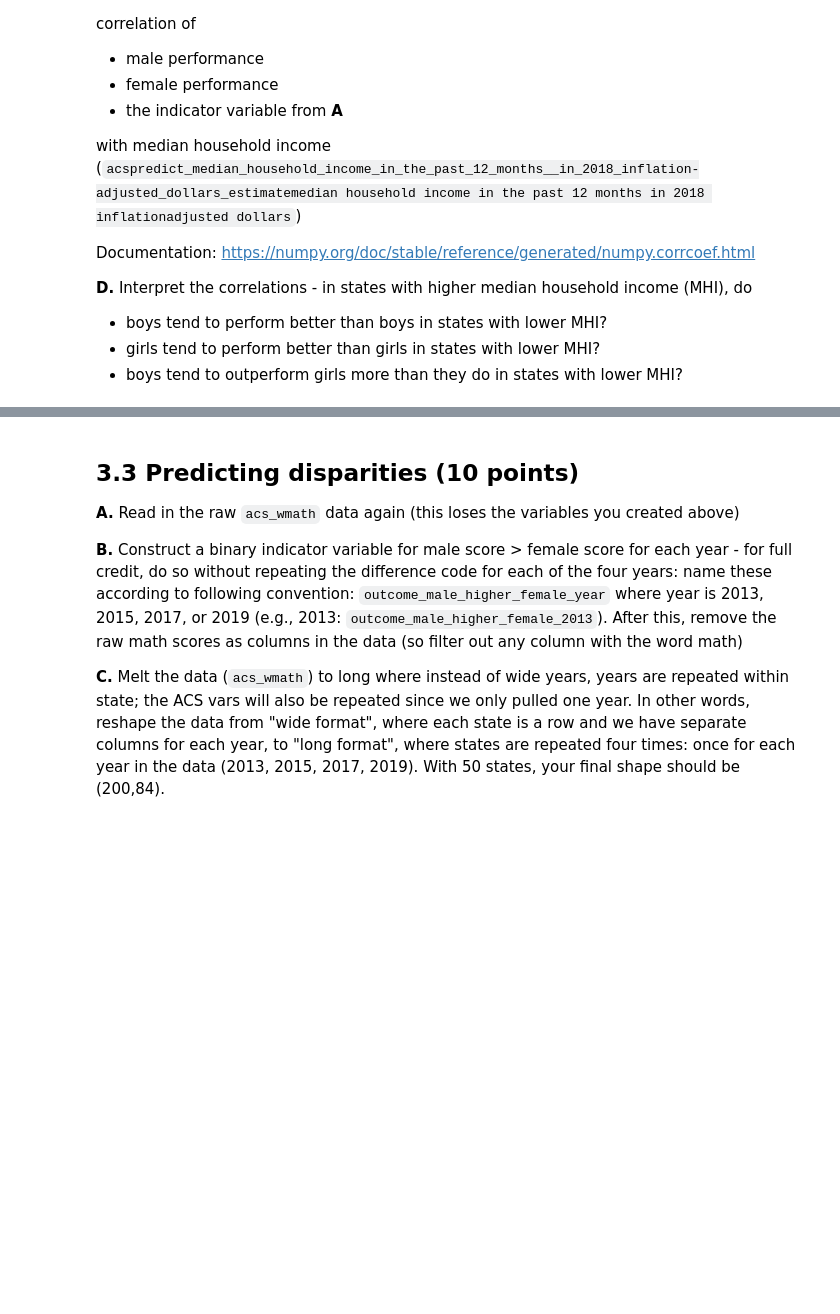
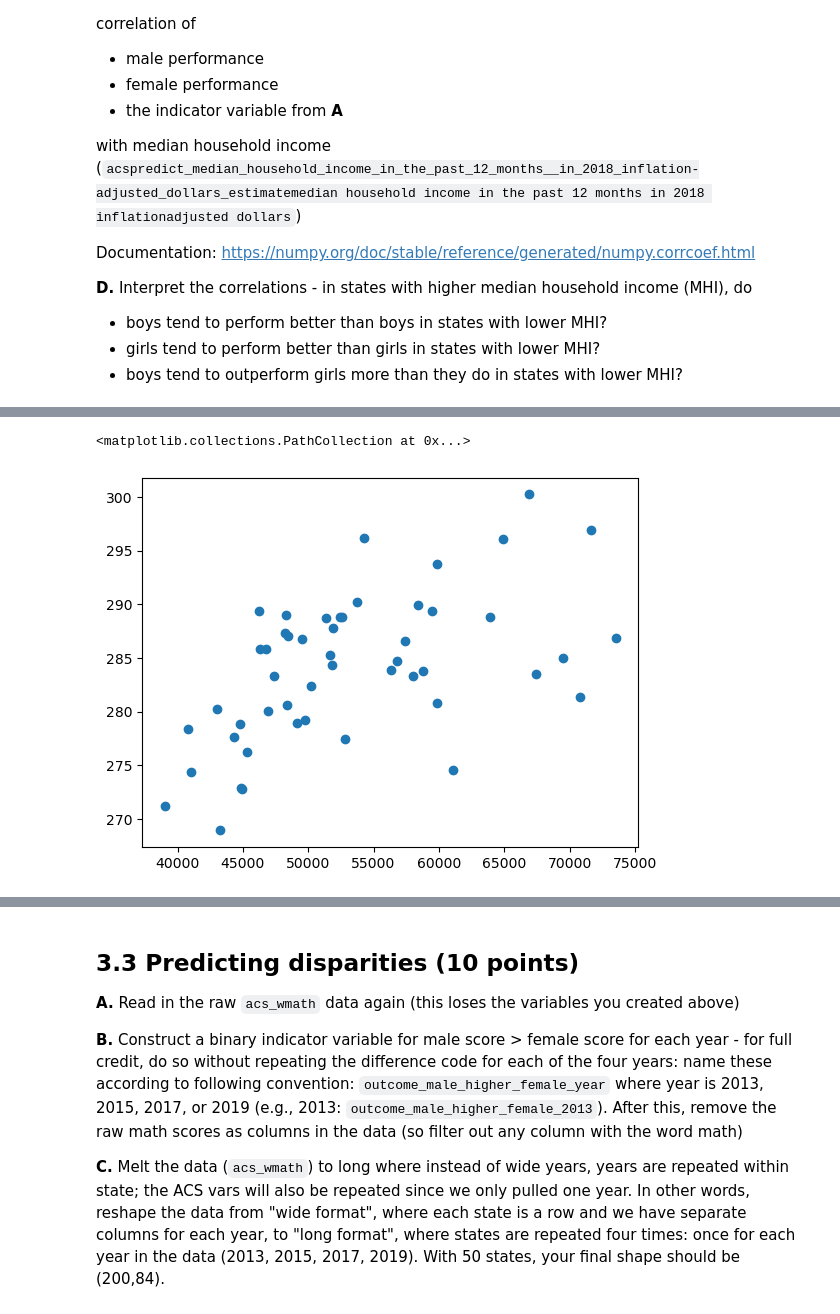
Before and after one commit to annablock/QSS20_S24, a Jupyter notebook: problemsets/pset4/pset4_blank.ipynb, the cells around one changed output, grey strips where cells are left out. Cells and saved outputs as stored; diff of their text form; code cells hidden in the pictures; blank space fills up the shorter version.

```diff
--- a/problemsets/pset4/pset4_blank.ipynb
+++ b/problemsets/pset4/pset4_blank.ipynb
@@ -386,0 +471,6 @@ Documentation: https://numpy.org/doc/stable/reference/generated/numpy.corrcoef.h
+# %%
+plt.scatter(math["acspredict_median_household_income_in_the_past_12_months__in_2018_inflation-adjusted_dollars_estimatemedian household income in the past 12 months in 2018 inflationadjusted dollars"],
+           math["math_female_2013"])
+# %% [output]
+<matplotlib.collections.PathCollection at 0x...>
+[figure, added]
```
Also changed, not shown: parts of 10 cells of this notebook, 2 other files.
